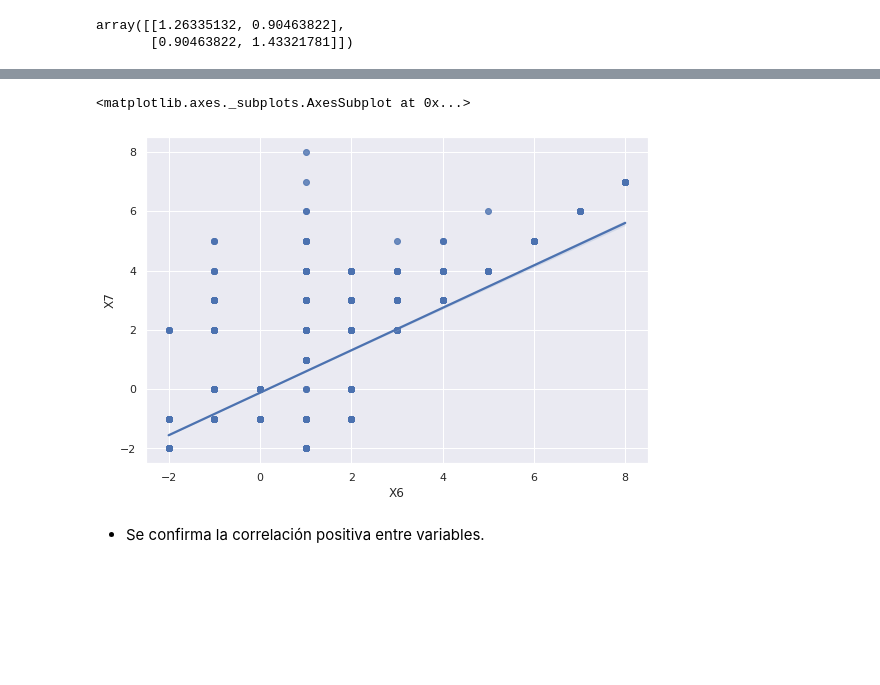
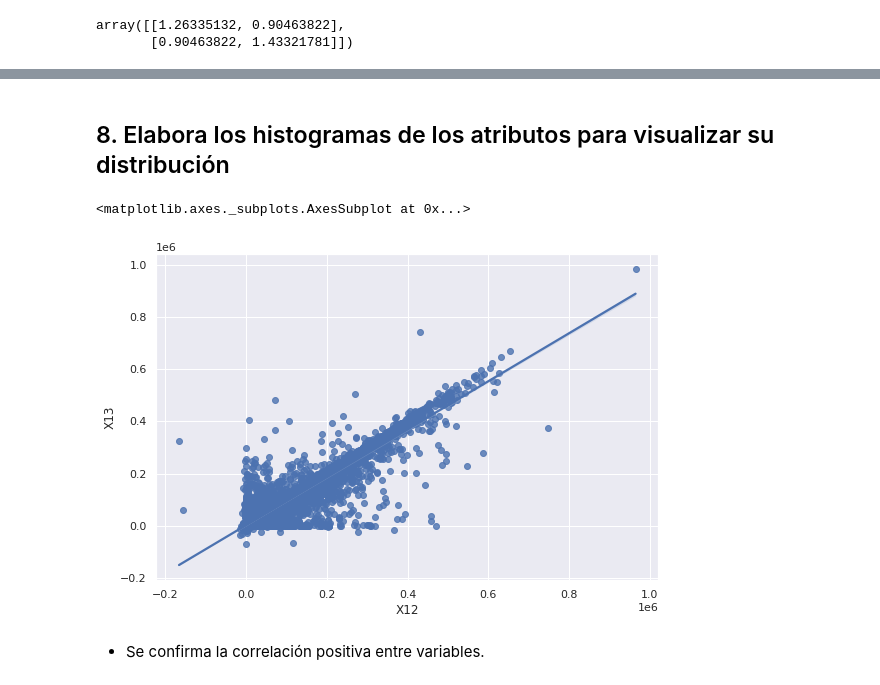
Before and after one commit to PosgradoMNA/actividades-de-aprendizaje-rzunick, a Jupyter notebook: Semana_7_Actividad_2_Visualización_Ronald_Zuniga_A01686240.ipynb, the cells around one changed output, grey strips where cells are left out. Cells and saved outputs as stored; diff of their text form; code cells hidden in the pictures; blank space fills up the shorter version.

```diff
--- a/Semana_7_Actividad_2_Visualización_Ronald_Zuniga_A01686240.ipynb
+++ b/Semana_7_Actividad_2_Visualización_Ronald_Zuniga_A01686240.ipynb
@@ -314,9 +341,9 @@ df.corr()
 # %%
 # Uso de matriz de correlación de Pearson para crear mapa de calor de correlación entre atributos
 
-sns.set(rc={'figure.figsize':(20,15)})
+sns.set(rc={'figure.figsize':(18,12)})
 
-matrix = df.corr()
+matrix = df_num_scaled.corr()
 ax = sns.heatmap(matrix, vmin = -1, vmax = 1, cmap="BuGn", annot= True)
 
 plt.show()
@@ -374,14 +400,16 @@ ndf.corr().round(2)
+# %% [markdown]
+## 8. Elabora los histogramas de los atributos para visualizar su distribución
 # %%
 sns.set(rc={'figure.figsize':(9,6)})
 
 p = sns.regplot(data = df,
-                x = df.X6,
-                y = df.X7
+                x = df.X12,
+                y = df.X13
                )
 p
 # %% [output]
 <matplotlib.axes._subplots.AxesSubplot at 0x...>
-[figure, old version]
+[figure, new version]
 # %% [markdown]
 * Se confirma la correlación positiva entre variables.
 # %%
```
Also changed, not shown: parts of 18 cells of this notebook.
